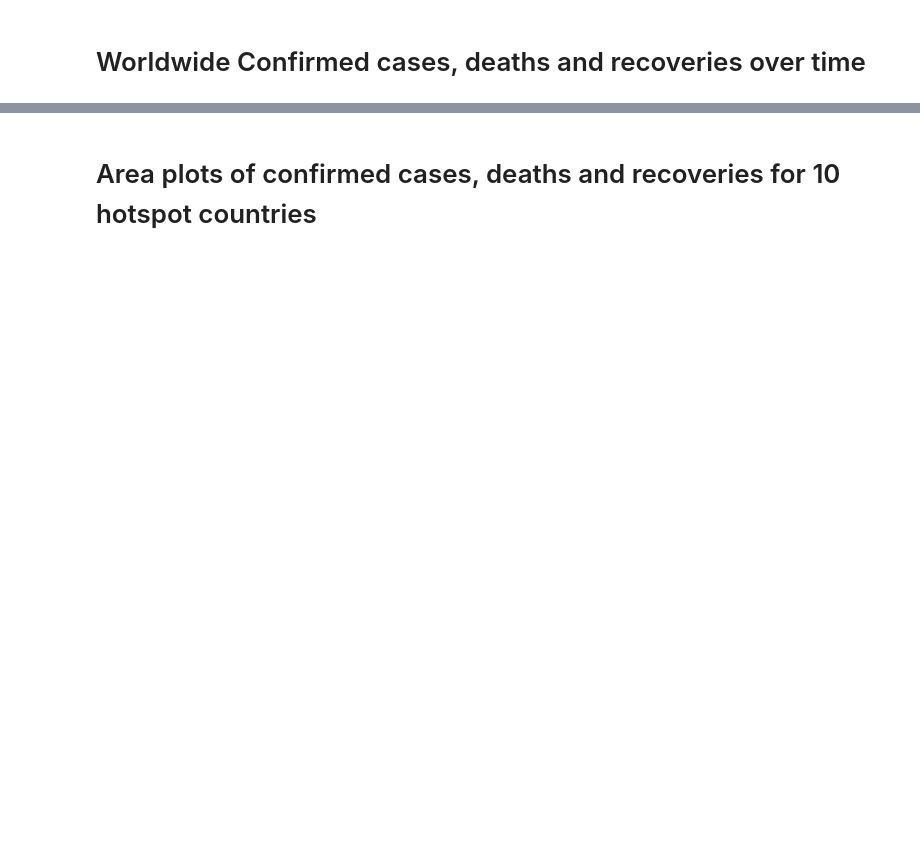
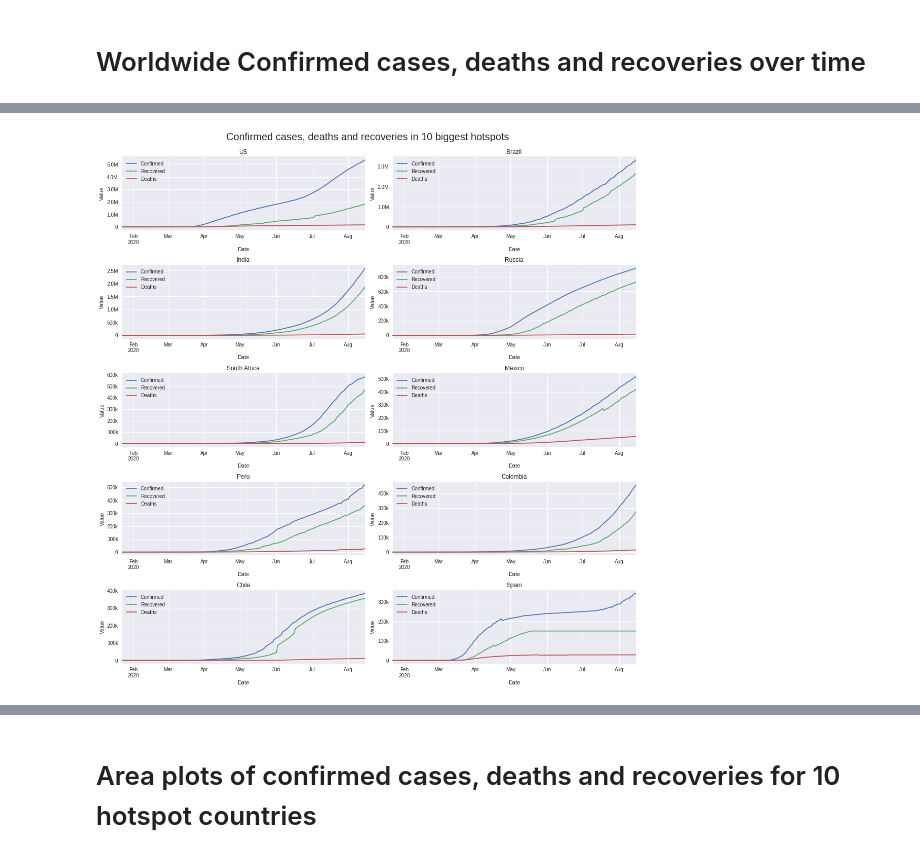
Before and after one commit to kamilkuzniak/Covid-19-Exploratory-Data-Analysis, a Jupyter notebook: COVID-19 Exploratory Data Analysis.ipynb, the cells around one changed output, grey strips where cells are left out. Drawn from its saved outputs; the diff is of its cells as text; code cells hidden in the pictures; blank space fills up the shorter version.

```diff
--- a/COVID-19 Exploratory Data Analysis.ipynb
+++ b/COVID-19 Exploratory Data Analysis.ipynb
@@ -140,4 +145,5 @@ world_sum.head()
 # %%
 total_sum = world_total[['Confirmed','Deaths','Recovered','Active']].sum()
-print(total_sum)
+for i,row in enumerate(total_sum):
+    print(total_sum.index[i] + f': {int(row):,}')
 # %% [output]
@@ -244,3 +348,29 @@ top10_total_data = []
 
 for country in countries:
     top10_total_data.append((country,extract_country_data(country,top10_confirmed,top10_deaths,top10_recovered)))
+# %%
+# Formatting of the ticks in the line plots for the log scale
+@ticker.FuncFormatter
+def major_formatter(x,pos):
+    if x >= 1e6:
+        return '%1.1fM' % (x*1e-6)
+    elif x >= 1e4:
+        return '%1.0fk' % (x*1e-3)
+    else:
+        return '%1.0f' % (x)
+# %%
+plt.style.use('seaborn')
+fig = plt.figure(figsize=(15,15))
+plt.suptitle('Confirmed cases, deaths and recoveries in 10 biggest hotspots', fontsize=20,y=1.02)
+
+for i in range(0,10):
+    ax = fig.add_subplot(5,2,i+1)
+    plt.title(top10_total_data[i][0])
+    plt.xlabel('Date')
+    plt.ylabel('Value')
+    top10_total_data[i][1].plot(kind='line',ax=ax)
+    ax.yaxis.set_major_formatter(major_formatter)
+
+plt.tight_layout()
+# %% [output]
+[figure, added]
```
Also changed, not shown: parts of 72 cells of this notebook, 9 other files.
